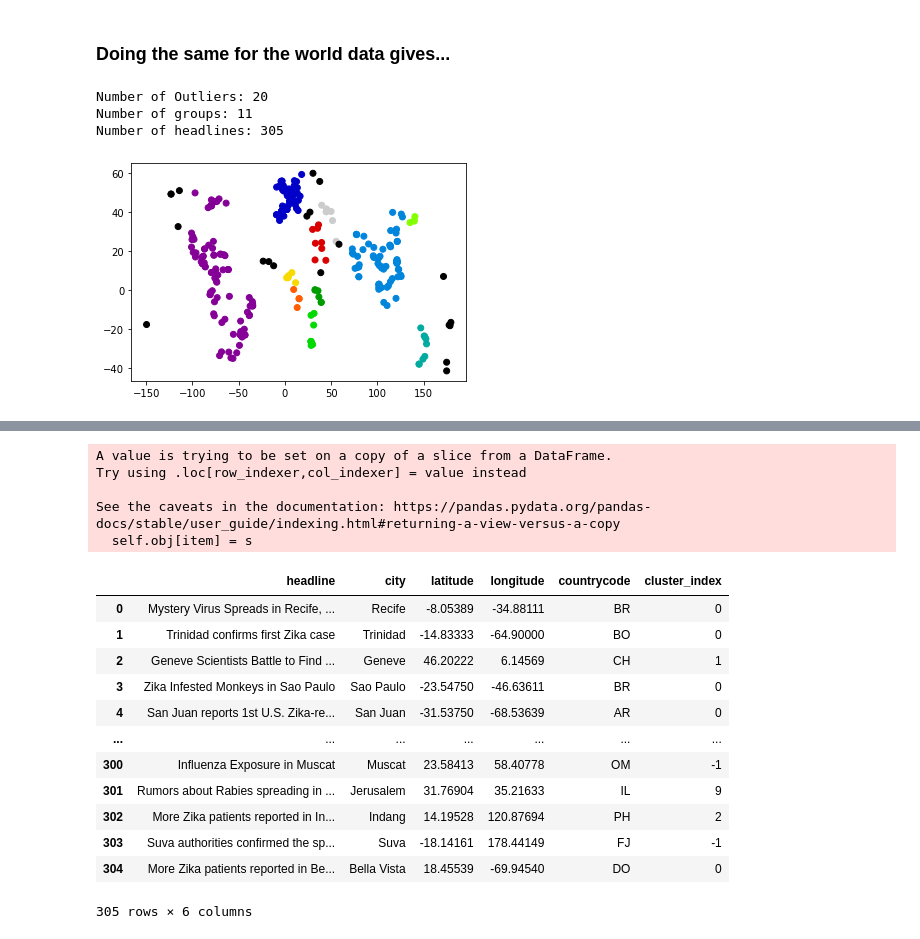
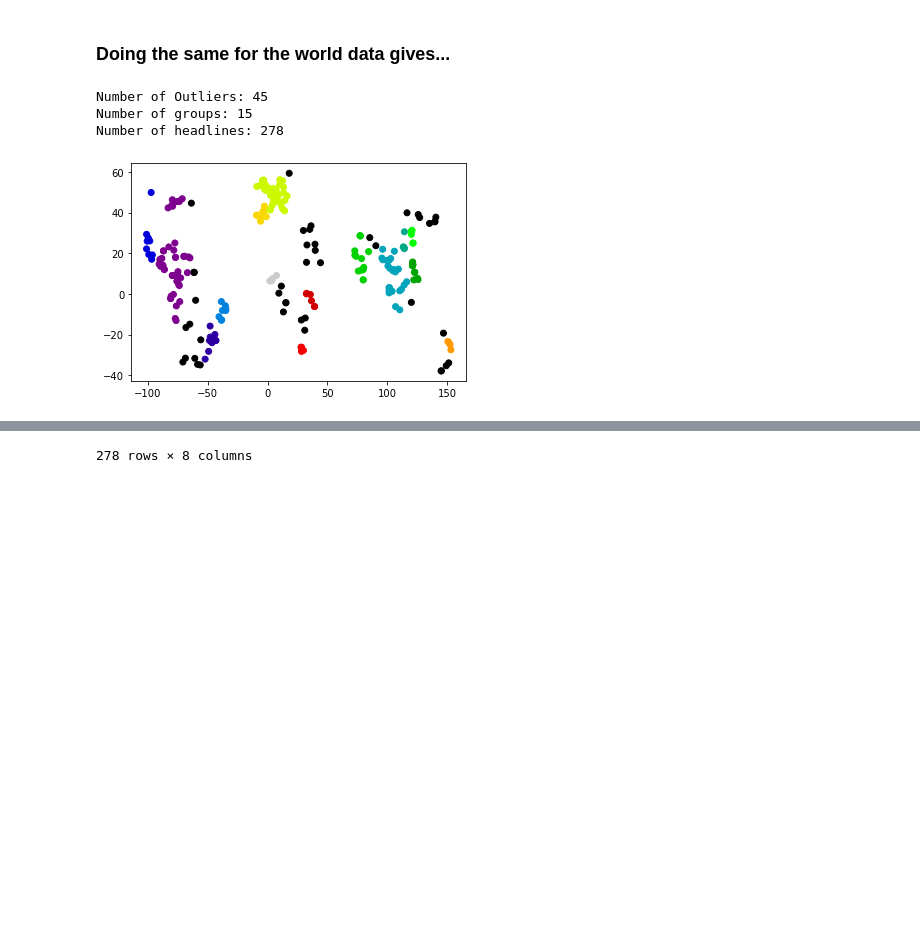
Before and after one commit to chris8ellis/manning_disease_distribution, a Jupyter notebook: Forth Deliverable - Identify Disease Outbreaks.ipynb, the cells around one changed output, grey strips where cells are left out. Drawn from its saved outputs; the diff is of its cells as text; code cells hidden in the pictures; blank space fills up the shorter version.

```diff
--- a/Forth Deliverable - Identify Disease Outbreaks.ipynb
+++ b/Forth Deliverable - Identify Disease Outbreaks.ipynb
@@ -303,9 +303,9 @@ plt.show()
 # %% [markdown]
 ### Doing the same for the world data gives...
 # %%
-visualize_clusters(875, 4, df_world)
+visualize_clusters(500, 4, df_world)
 # %% [output]
-Number of Outliers: 20
-Number of groups: 11
-Number of headlines: 305
+Number of Outliers: 45
+Number of groups: 15
+Number of headlines: 278
-[figure, old version]
+[figure, new version]
@@ -312,21 +324,4 @@ Number of headlines: 305
-A value is trying to be set on a copy of a slice from a DataFrame.
-Try using .loc[row_indexer,col_indexer] = value instead
-
-See the caveats in the documentation: https://pandas.pydata.org/pandas-docs/stable/user_guide/indexing.html#returning-a-view-versus-a-copy
-  self.obj[item] = s
+278 rows × 8 columns
-|  | headline | city | latitude | longitude | countrycode | cluster_index |
-| 0 | Mystery Virus Spreads in Recife, ... | Recife | -8.05389 | -34.88111 | BR | 0 |
-| 1 | Trinidad confirms first Zika case | Trinidad | -14.83333 | -64.90000 | BO | 0 |
-| 2 | Geneve Scientists Battle to Find ... | Geneve | 46.20222 | 6.14569 | CH | 1 |
-| 3 | Zika Infested Monkeys in Sao Paulo | Sao Paulo | -23.54750 | -46.63611 | BR | 0 |
-| 4 | San Juan reports 1st U.S. Zika-re... | San Juan | -31.53750 | -68.53639 | AR | 0 |
-| ... | ... | ... | ... | ... | ... | ... |
-| 300 | Influenza Exposure in Muscat | Muscat | 23.58413 | 58.40778 | OM | -1 |
-| 301 | Rumors about Rabies spreading in ... | Jerusalem | 31.76904 | 35.21633 | IL | 9 |
-| 302 | More Zika patients reported in In... | Indang | 14.19528 | 120.87694 | PH | 2 |
-| 303 | Suva authorities confirmed the sp... | Suva | -18.14161 | 178.44149 | FJ | -1 |
-| 304 | More Zika patients reported in Be... | Bella Vista | 18.45539 | -69.94540 | DO | 0 |
-305 rows × 6 columns
 # %%
 aggregate = order_clusters(df_world)
 # %%
```
Also changed, not shown: parts of 8 cells of this notebook.
